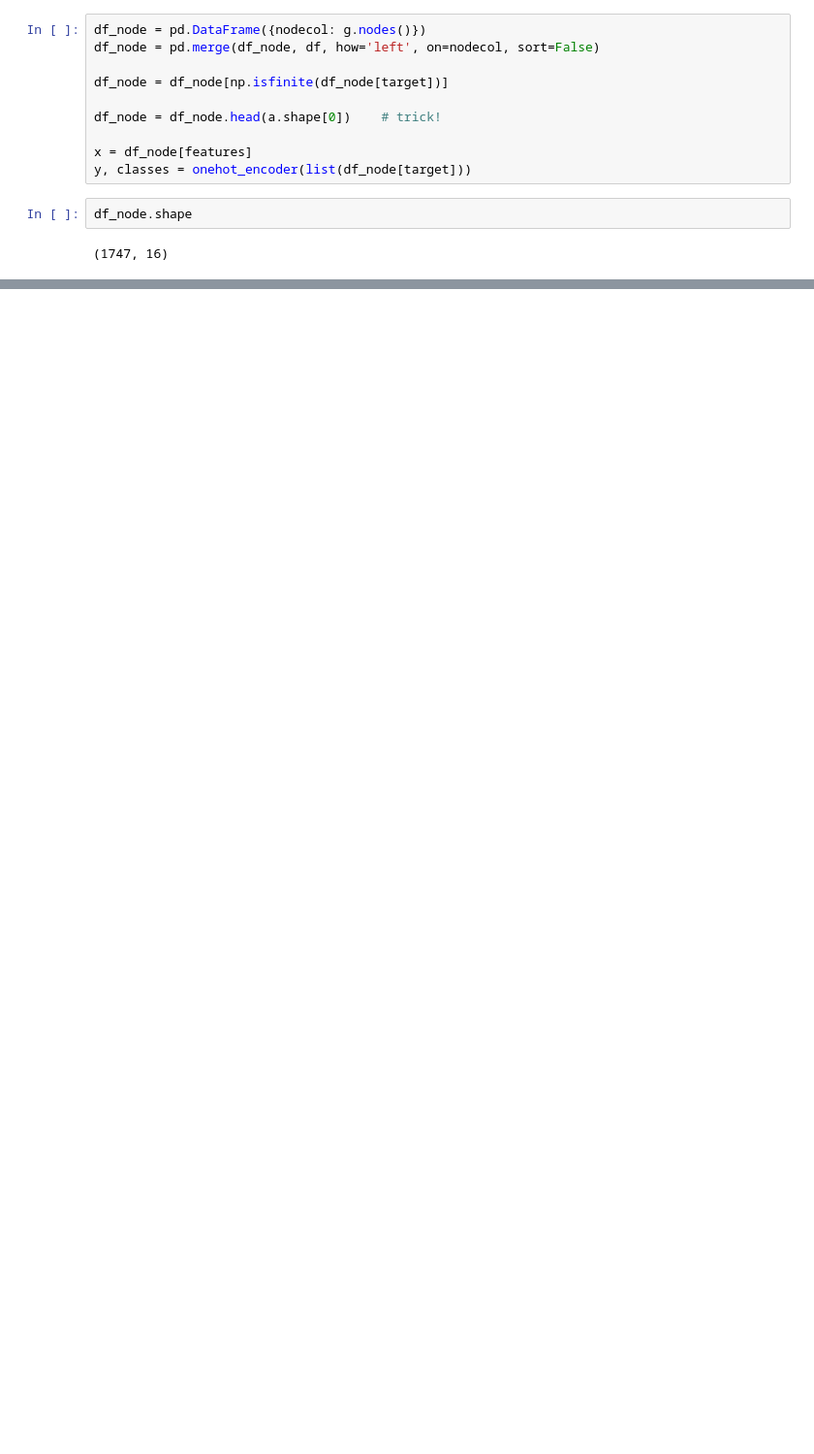
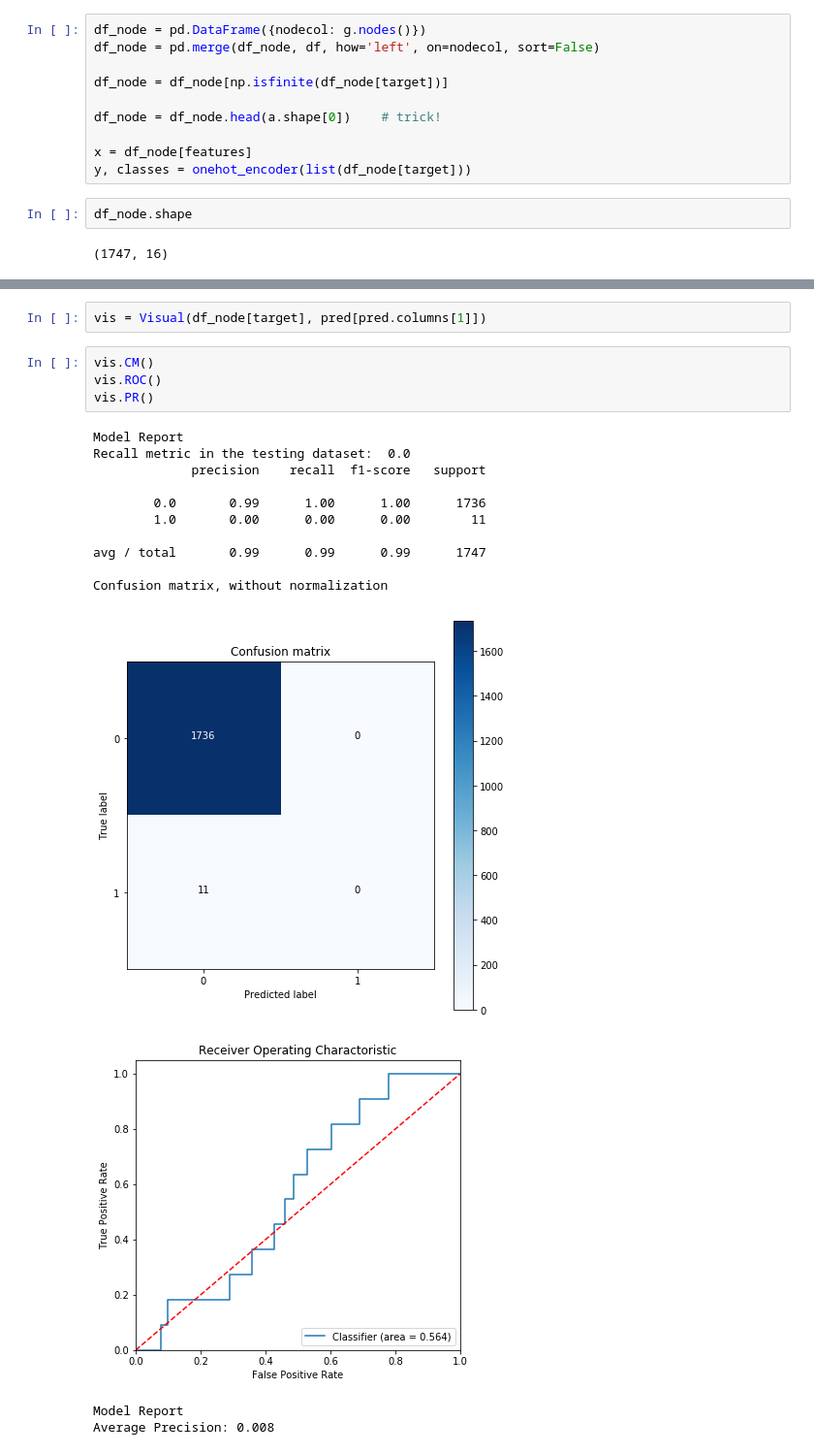
Before and after one commit to Ewen2015/DataScienceNotes, a Jupyter notebook: tensorflow/exp_gcn_12092018.ipynb, the cells around one changed output, grey strips where cells are left out. Shown at 97% size. Saved outputs shown, nothing was run; the diff lists cells and outputs as text; blank space fills up the shorter version.

```diff
--- a/tensorflow/exp_gcn_12092018.ipynb
+++ b/tensorflow/exp_gcn_12092018.ipynb
@@ -165,0 +199,21 @@ ValueError: Found input variables with inconsistent numbers of samples: [1747, 2
+# %%
+vis = Visual(df_node[target], pred[pred.columns[1]])
+# %%
+vis.CM()
+vis.ROC()
+vis.PR()
+# %% [output]
+Model Report
+Recall metric in the testing dataset:  0.0
+             precision    recall  f1-score   support
+
+        0.0       0.99      1.00      1.00      1736
+        1.0       0.00      0.00      0.00        11
+
+avg / total       0.99      0.99      0.99      1747
+
+Confusion matrix, without normalization
+[figure, added]
+[figure, added]
+Model Report
+Average Precision: 0.008
```
Also changed, not shown: parts of 18 cells of this notebook, 11 other files.
